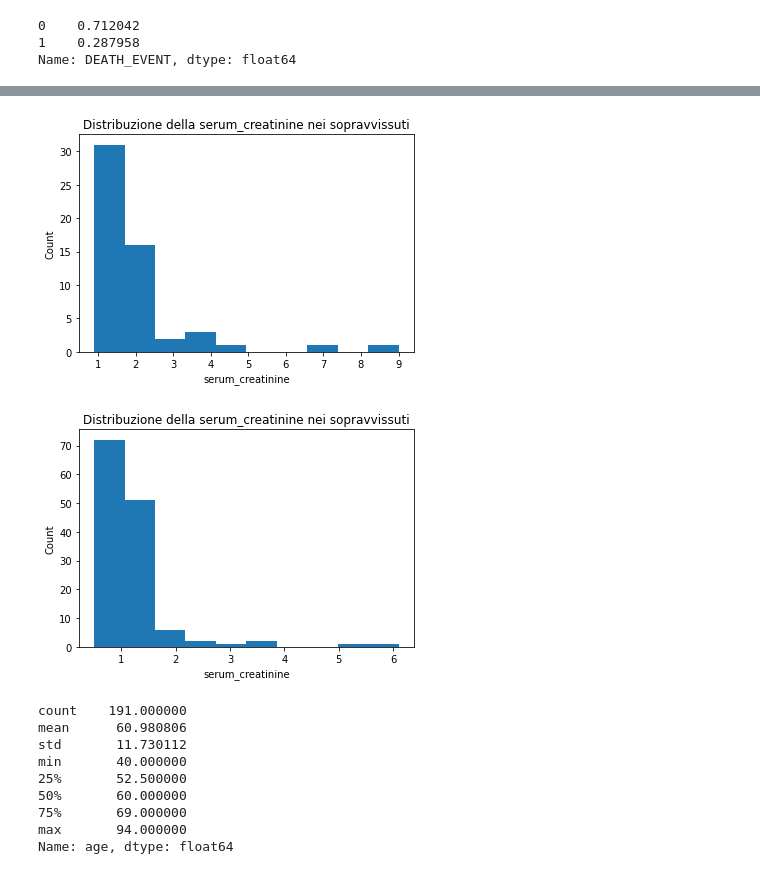
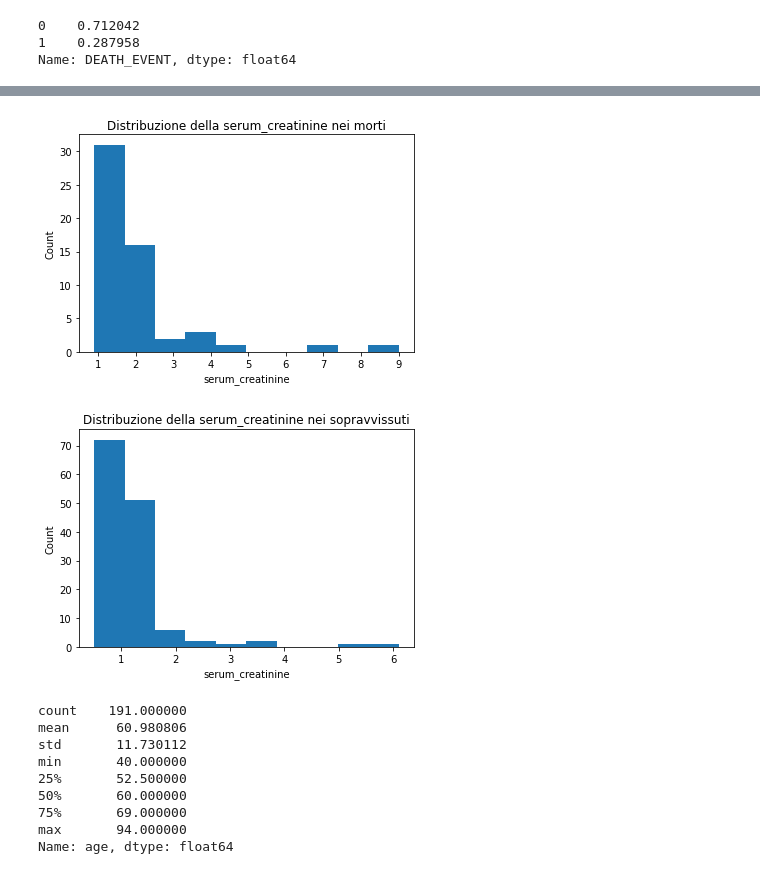
Before and after one commit to massudavide/esame_ia_settembre-1, a Jupyter notebook: notebook_training.ipynb, the cells around one changed output, grey strips where cells are left out. Drawn from its saved outputs; the diff is of its cells as text; code cells hidden in the pictures.

```diff
--- a/notebook_training.ipynb
+++ b/notebook_training.ipynb
@@ -146,17 +145,17 @@ plt.show()
 # %%
 plt.hist(Deaddata['serum_creatinine'])
 plt.xlabel('serum_creatinine')
 plt.ylabel('Count')
-plt.title('Distribuzione della serum_creatinine nei sopravvissuti')
+plt.title('Distribuzione della serum_creatinine nei morti')
 plt.show()
 
 plt.hist(Alivedata['serum_creatinine'])
 plt.xlabel('serum_creatinine')
 plt.ylabel('Count')
 plt.title('Distribuzione della serum_creatinine nei sopravvissuti')
 plt.show()
 # %% [output]
-[figure, old version]
+[figure, new version]
 [figure]
 # %%
 trdata.age.describe()
```
Also changed, not shown: parts of 5 cells of this notebook.
